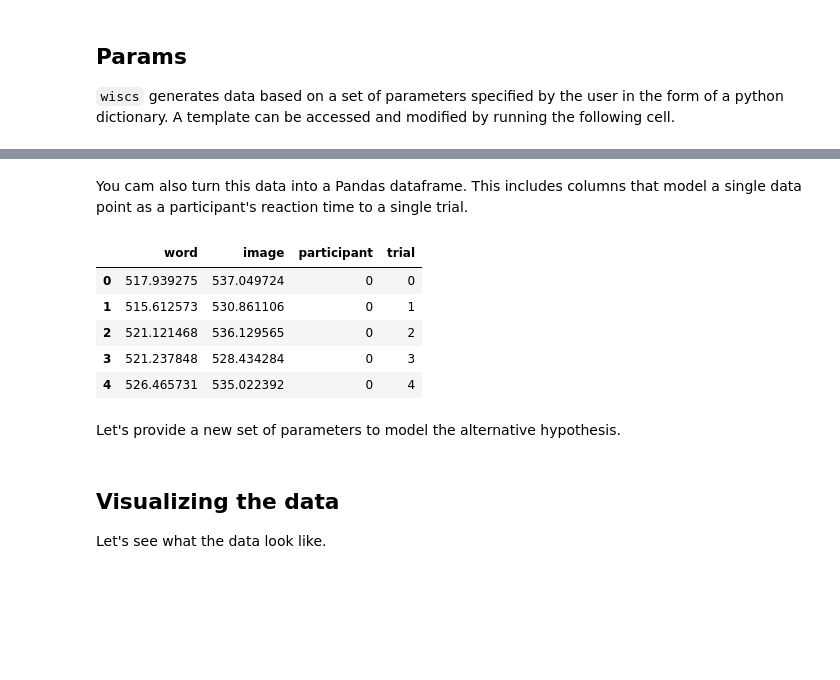
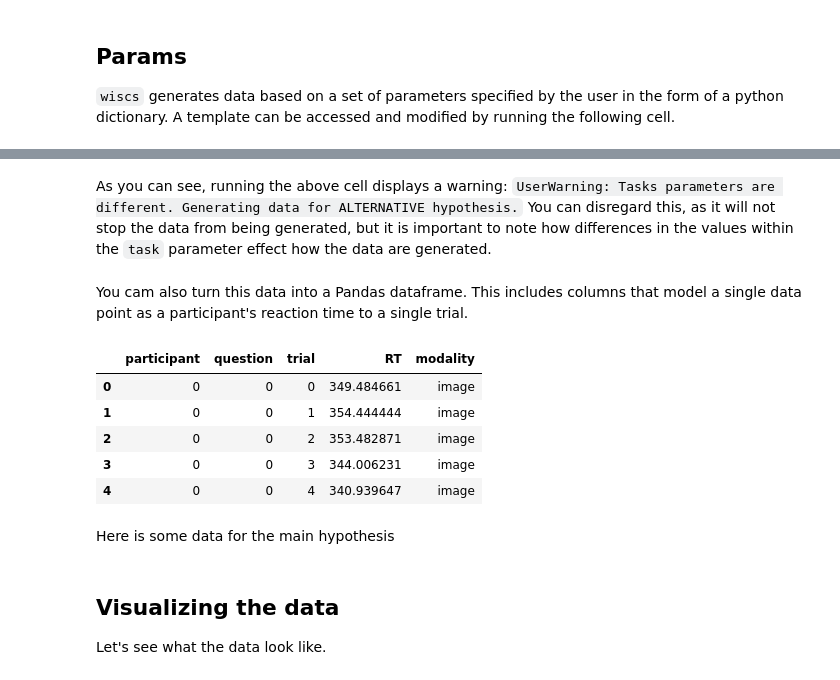
Before and after one commit to w-decker/wiscs-simulation, a Jupyter notebook: wiscs-simulations.ipynb, the cells around one changed output, grey strips where cells are left out. Drawn from its saved outputs; the diff is of its cells as text; code cells hidden in the pictures; blank space fills up the shorter version.

```diff
--- a/wiscs-simulations.ipynb
+++ b/wiscs-simulations.ipynb
@@ -72,15 +91,17 @@ word, image = DG.generate().data
+# %%
+AltDG = DataGenerator() # note we are generating data for the alternative hypothesis
+image1, word1 = AltDG.fit().data
+# %% [markdown]
+As you can see, running the above cell displays a warning: `UserWarning: Tasks parameters are different. Generating data for ALTERNATIVE hypothesis.` You can disregard this, as it will not stop the data from being generated, but it is important to note how differences in the values within the `task` parameter effect how the data are generated.
 # %% [markdown]
 You cam also turn this data into a Pandas dataframe. This includes columns that model a single data point as a participant's reaction time to a single trial.
 # %%
-df = DG.to_pandas()
-df.to_csv("stats/main.csv", index=False)
+df = AltDG.to_pandas()
 df.head()
 # %% [output]
-|  | word | image | participant | trial |
-| 0 | 517.939275 | 537.049724 | 0 | 0 |
-| 1 | 515.612573 | 530.861106 | 0 | 1 |
-| 2 | 521.121468 | 536.129565 | 0 | 2 |
-| 3 | 521.237848 | 528.434284 | 0 | 3 |
-| 4 | 526.465731 | 535.022392 | 0 | 4 |
+|  | participant | question | trial | RT | modality |
+| 0 | 0 | 0 | 0 | 349.484661 | image |
+| 1 | 0 | 0 | 1 | 354.444444 | image |
+| 2 | 0 | 0 | 2 | 353.482871 | image |
+| 3 | 0 | 0 | 3 | 344.006231 | image |
+| 4 | 0 | 0 | 4 | 340.939647 | image |
-# %% [markdown]
-Let's provide a new set of parameters to model the alternative hypothesis.
@@ -108,0 +108,2 @@ alt_df.to_csv("stats/alt.csv", index=False)
+# %% [markdown]
+Here is some data for the main hypothesis
```
Also changed, not shown: parts of 37 cells of this notebook.
